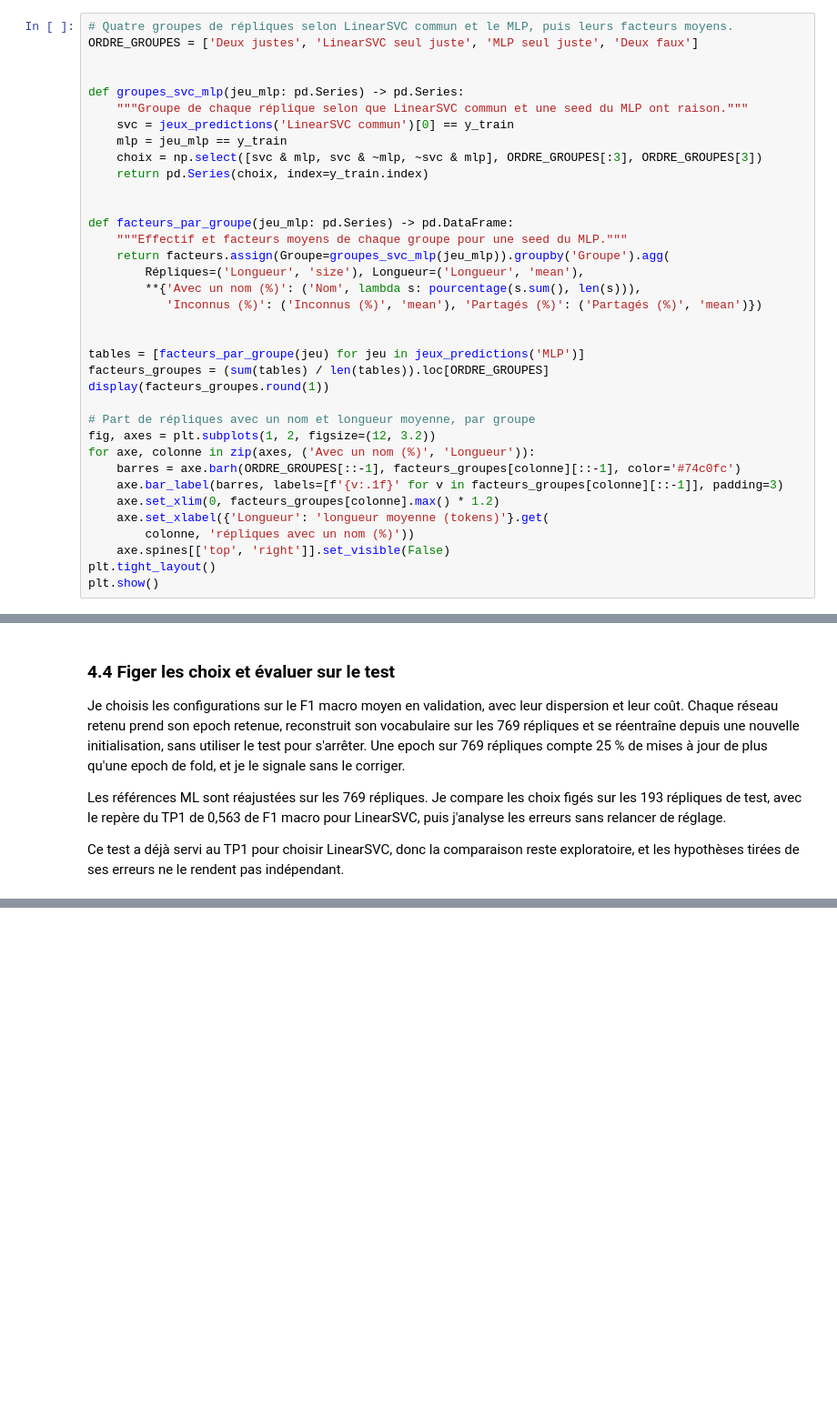
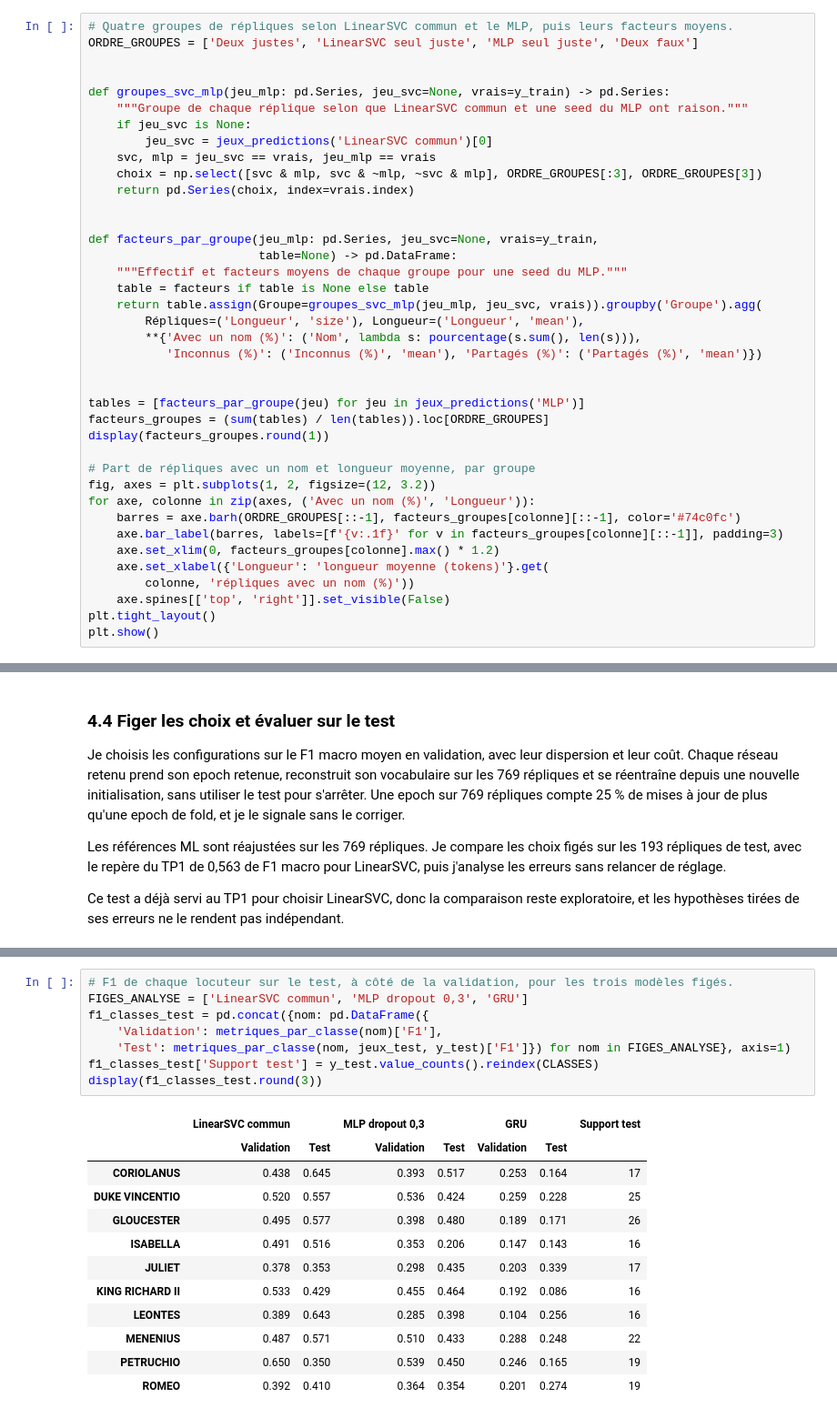
Before and after one commit to mcrayssac/ING3_IAA_GB_NLP, a Jupyter notebook: TP2_NLP_deep_learning.ipynb, the cells around one changed output, grey strips where cells are left out. Shown at 91% size. Saved outputs shown, nothing was run; the diff lists cells and outputs as text; blank space fills up the shorter version.

```diff
--- a/TP2_NLP_deep_learning.ipynb
+++ b/TP2_NLP_deep_learning.ipynb
@@ -2675,17 +2680,20 @@ Je compare maintenant ces facteurs entre quatre groupes de répliques, selon que
 ORDRE_GROUPES = ['Deux justes', 'LinearSVC seul juste', 'MLP seul juste', 'Deux faux']
 
 
-def groupes_svc_mlp(jeu_mlp: pd.Series) -> pd.Series:
+def groupes_svc_mlp(jeu_mlp: pd.Series, jeu_svc=None, vrais=y_train) -> pd.Series:
     """Groupe de chaque réplique selon que LinearSVC commun et une seed du MLP ont raison."""
-    svc = jeux_predictions('LinearSVC commun')[0] == y_train
-    mlp = jeu_mlp == y_train
+    if jeu_svc is None:
+        jeu_svc = jeux_predictions('LinearSVC commun')[0]
+    svc, mlp = jeu_svc == vrais, jeu_mlp == vrais
     choix = np.select([svc & mlp, svc & ~mlp, ~svc & mlp], ORDRE_GROUPES[:3], ORDRE_GROUPES[3])
-    return pd.Series(choix, index=y_train.index)
+    return pd.Series(choix, index=vrais.index)
 
 
-def facteurs_par_groupe(jeu_mlp: pd.Series) -> pd.DataFrame:
+def facteurs_par_groupe(jeu_mlp: pd.Series, jeu_svc=None, vrais=y_train,
+                        table=None) -> pd.DataFrame:
     """Effectif et facteurs moyens de chaque groupe pour une seed du MLP."""
-    return facteurs.assign(Groupe=groupes_svc_mlp(jeu_mlp)).groupby('Groupe').agg(
+    table = facteurs if table is None else table
+    return table.assign(Groupe=groupes_svc_mlp(jeu_mlp, jeu_svc, vrais)).groupby('Groupe').agg(
         Répliques=('Longueur', 'size'), Longueur=('Longueur', 'mean'),
         **{'Avec un nom (%)': ('Nom', lambda s: pourcentage(s.sum(), len(s))),
            'Inconnus (%)': ('Inconnus (%)', 'mean'), 'Partagés (%)': ('Partagés (%)', 'mean')})
@@ -3125,0 +3293,21 @@ Ce test a déjà servi au TP1 pour choisir LinearSVC, donc la comparaison reste
+# %%
+# F1 de chaque locuteur sur le test, à côté de la validation, pour les trois modèles figés.
+FIGES_ANALYSE = ['LinearSVC commun', 'MLP dropout 0,3', 'GRU']
+f1_classes_test = pd.concat({nom: pd.DataFrame({
+    'Validation': metriques_par_classe(nom)['F1'],
+    'Test': metriques_par_classe(nom, jeux_test, y_test)['F1']}) for nom in FIGES_ANALYSE}, axis=1)
+f1_classes_test['Support test'] = y_test.value_counts().reindex(CLASSES)
+display(f1_classes_test.round(3))
+# %% [output]
+|  | LinearSVC commun |  | MLP dropout 0,3 |  | GRU |  | Support test |
+|  | Validation | Test | Validation | Test | Validation | Test |  |
+| CORIOLANUS | 0.438 | 0.645 | 0.393 | 0.517 | 0.253 | 0.164 | 17 |
+| DUKE VINCENTIO | 0.520 | 0.557 | 0.536 | 0.424 | 0.259 | 0.228 | 25 |
+| GLOUCESTER | 0.495 | 0.577 | 0.398 | 0.480 | 0.189 | 0.171 | 26 |
+| ISABELLA | 0.491 | 0.516 | 0.353 | 0.206 | 0.147 | 0.143 | 16 |
+| JULIET | 0.378 | 0.353 | 0.298 | 0.435 | 0.203 | 0.339 | 17 |
+| KING RICHARD II | 0.533 | 0.429 | 0.455 | 0.464 | 0.192 | 0.086 | 16 |
+| LEONTES | 0.389 | 0.643 | 0.285 | 0.398 | 0.104 | 0.256 | 16 |
+| MENENIUS | 0.487 | 0.571 | 0.510 | 0.433 | 0.288 | 0.248 | 22 |
+| PETRUCHIO | 0.650 | 0.350 | 0.539 | 0.450 | 0.246 | 0.165 | 19 |
+| ROMEO | 0.392 | 0.410 | 0.364 | 0.354 | 0.201 | 0.274 | 19 |
```
Also changed, not shown: parts of 33 cells of this notebook.
